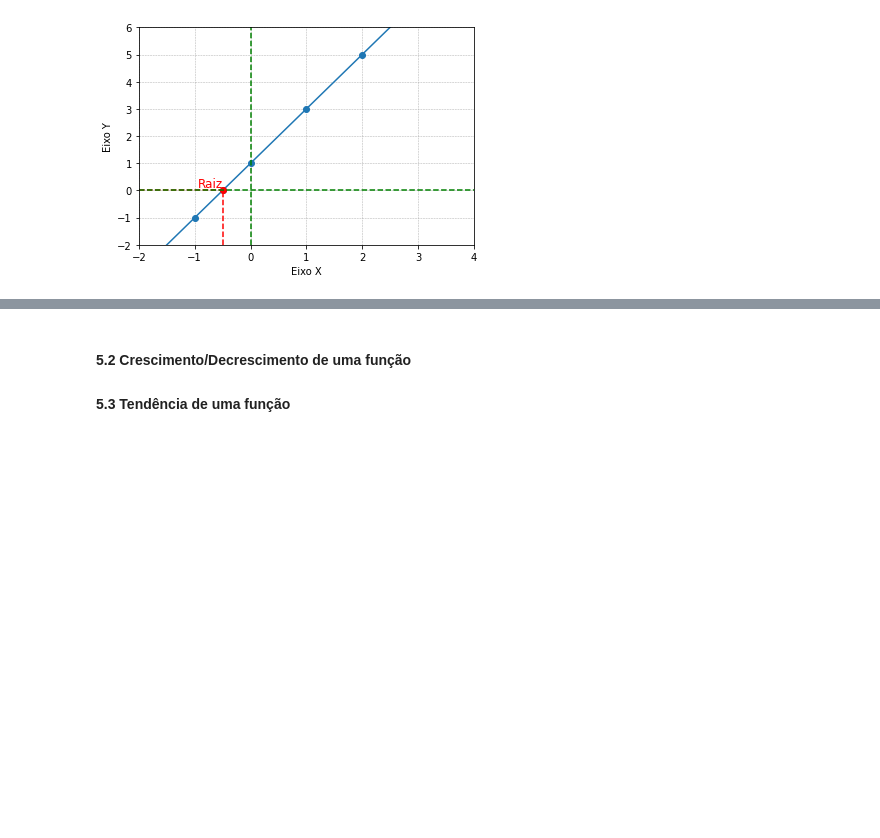
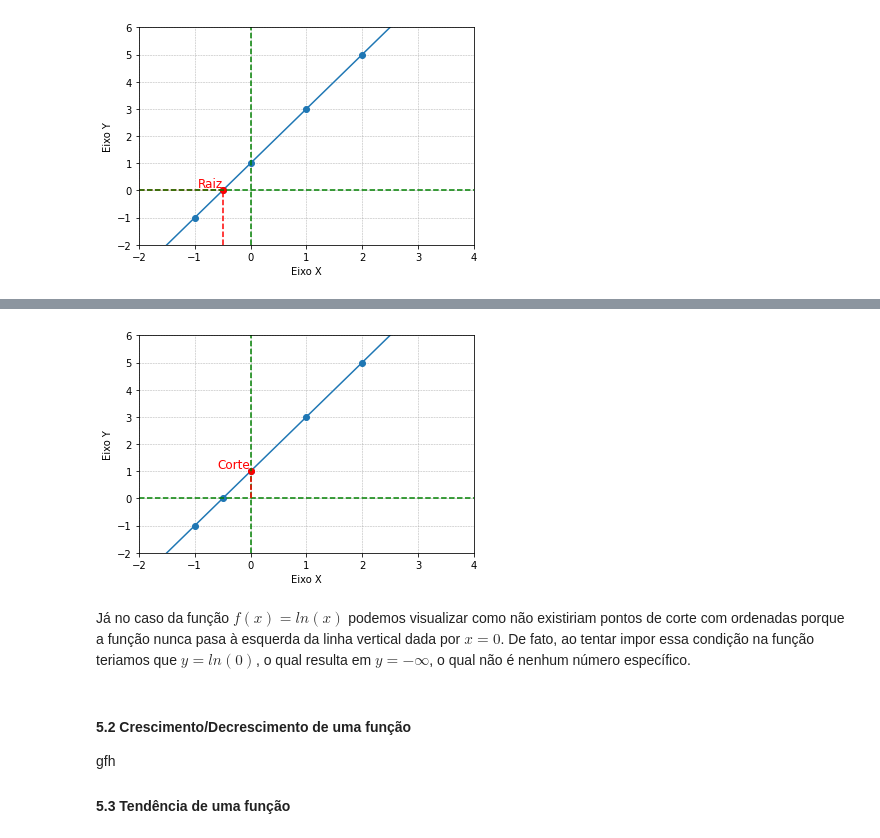
Before and after one commit to BorjaRuizReverter/LivroFisicaGeral, a Jupyter notebook: Tema2.ipynb, the cells around one changed output, grey strips where cells are left out. Saved outputs shown, nothing was run; the diff lists cells and outputs as text; code cells hidden in the pictures; blank space fills up the shorter version.

```diff
--- a/Tema2.ipynb
+++ b/Tema2.ipynb
@@ -312,4 +398,58 @@ plt.show()
+# %%
+# importing the required module
+from turtle import color
+import matplotlib.pyplot as plt
+
+# x axis values
+x = [-2,-1,-0.5,0,1,2,3]
+# corresponding y axis values
+y = [-3,-1,0,1,3,5,7]
+
+# plotting the points
+plt.plot(x, y, marker='o')
+
+# highlighting the solutions
+plt.plot(x[3], y[3], marker='o', color='red')
+
+# naming the x axis
+plt.xlabel('Eixo X')
+# naming the y axis
+plt.ylabel('Eixo Y')
+
+# giving a title to my graph
+plt.title('')
+
+#axis limits
+plt.xlim(-2, 4)
+plt.ylim(-2, 6)
+
+plt.grid(linestyle = '--', linewidth = 0.5)
+
+label = 'Corte'
+
+plt.text(x[3], y[3], label, ha = 'right', va = 'bottom', size = 12, color = 'red')
+
+xorigem_ver = [0, 0, 0, 0, 0, 0, 0, 0, 0]
+yorigem_ver = [-2, -1, 0, 1, 2, 3, 4, 5, 6]
+plt.plot(xorigem_ver, yorigem_ver, marker='', color='green', linestyle="--")
+
+xorigem_hor = [-2, -1, 0, 1, 2, 3, 4, 5, 6]
+yorigem_hor = [0, 0, 0, 0, 0, 0, 0, 0, 0]
+plt.plot(xorigem_hor, yorigem_hor, marker='', color='green', linestyle="--")
+
+xcorte_ver = [0, 0]
+ycorte_ver = [0, 1]
+plt.plot(xcorte_ver, ycorte_ver, marker='', color='red', linestyle="--")
+
+# function to show the plot
+plt.show()
+# %% [output]
+[figure, added]
+# %% [markdown]
+Já no caso da função $f(x)= ln(x)$ podemos visualizar como não existiriam pontos de corte com ordenadas porque a função nunca pasa à esquerda da linha vertical dada por $x=0$. De fato, ao tentar impor essa condição na função teriamos que $ y = ln(0)$, o qual resulta em $y = -\infty$, o qual não é nenhum número específico.
 # %% [markdown]
 #### 5.2 Crescimento/Decrescimento de uma função
 
+gfh
+
 #### 5.3 Tendência de uma função
```
Also changed, not shown: parts of 6 cells of this notebook.
